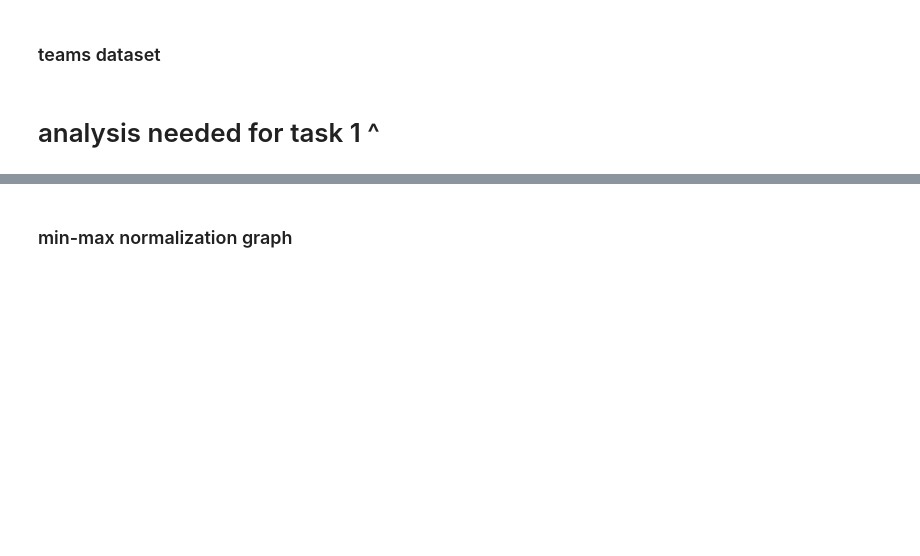
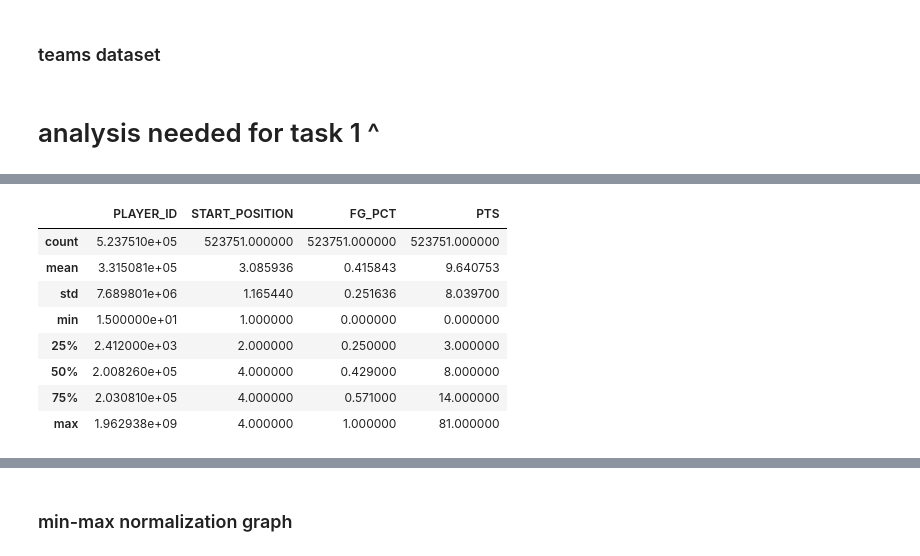
Before and after one commit to harism91/NBA-Data-mining-project, a Jupyter notebook: NBA dataset.ipynb, the cells around one changed output, grey strips where cells are left out. Cells and saved outputs as stored; diff of their text form; code cells hidden in the pictures; blank space fills up the shorter version.

```diff
--- a/NBA dataset.ipynb
+++ b/NBA dataset.ipynb
@@ -467,0 +469,12 @@ for i, col in enumerate(['SEASON_ID']):
+# %%
+t2.describe()
+# %% [output]
+|  | PLAYER_ID | START_POSITION | FG_PCT | PTS |
+| count | 5.237510e+05 | 523751.000000 | 523751.000000 | 523751.000000 |
+| mean | 3.315081e+05 | 3.085936 | 0.415843 | 9.640753 |
+| std | 7.689801e+06 | 1.165440 | 0.251636 | 8.039700 |
+| min | 1.500000e+01 | 1.000000 | 0.000000 | 0.000000 |
+| 25% | 2.412000e+03 | 2.000000 | 0.250000 | 3.000000 |
+| 50% | 2.008260e+05 | 4.000000 | 0.429000 | 8.000000 |
+| 75% | 2.030810e+05 | 4.000000 | 0.571000 | 14.000000 |
+| max | 1.962938e+09 | 4.000000 | 1.000000 | 81.000000 |
```
Also changed, not shown: parts of 26 cells of this notebook.
